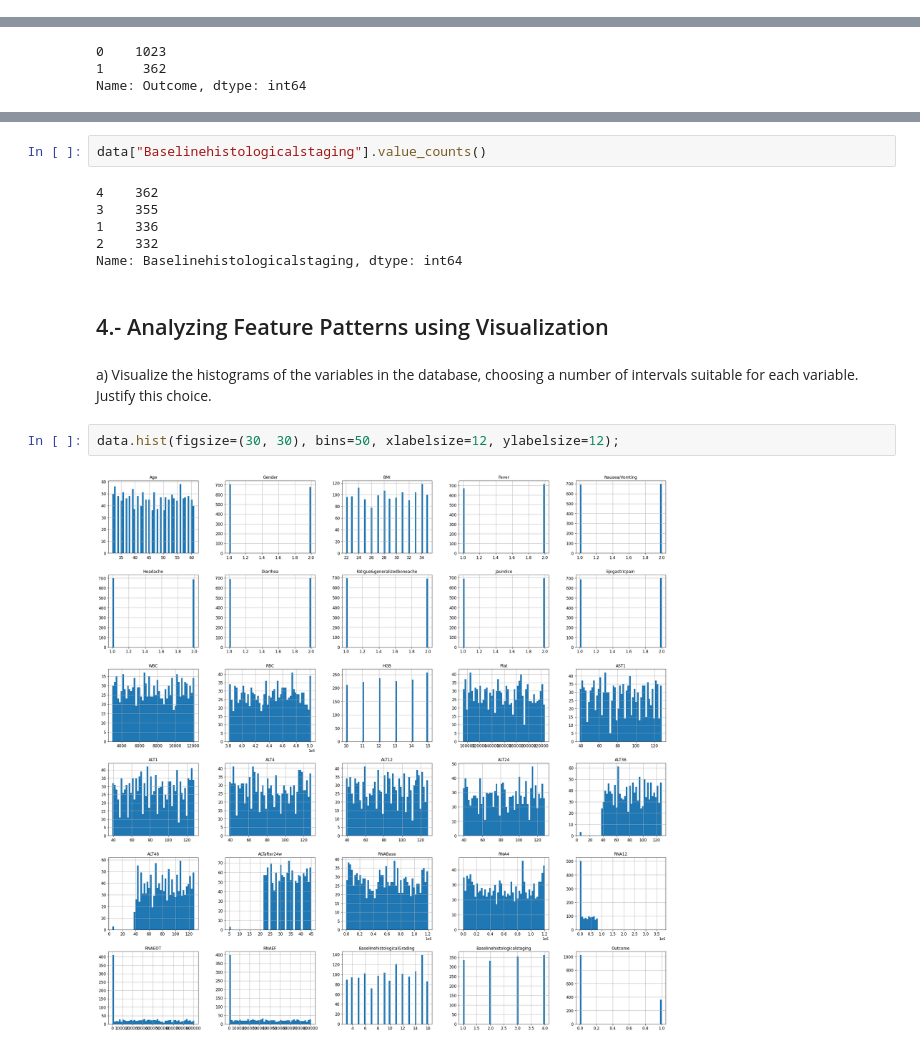
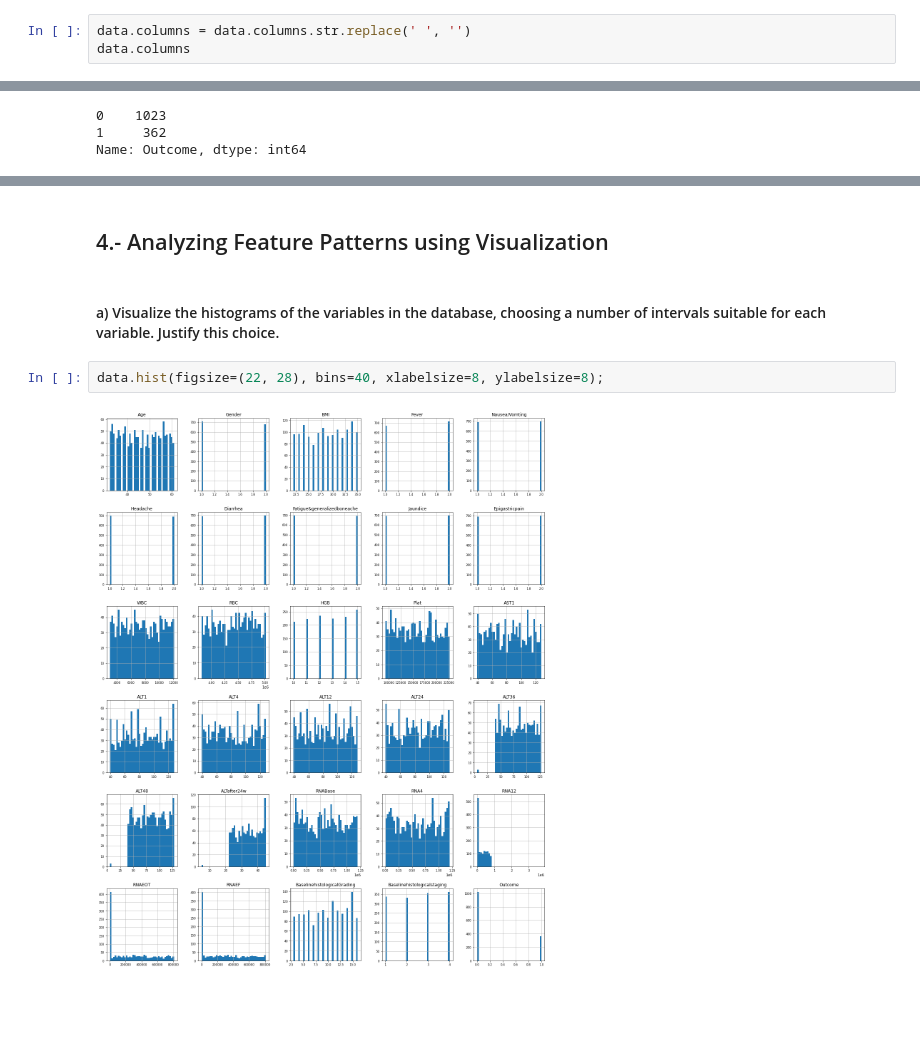
Before and after one commit to paolaparadas29/ProjectAI, a Jupyter notebook: Project_Lab1_final.ipynb, the cells around one changed output, grey strips where cells are left out. Saved outputs shown, nothing was run; the diff lists cells and outputs as text; blank space fills up the shorter version.

```diff
--- a/Project_Lab1_final.ipynb
+++ b/Project_Lab1_final.ipynb
@@ -103,0 +97,3 @@ print(headers)
+# %%
+data.columns = data.columns.str.replace(' ', '')
+data.columns
@@ -244,16 +256,8 @@ Name: BaselinehistologicalGrading, dtype: int64
-# %%
-data["Baselinehistologicalstaging"].value_counts()
-# %% [output]
-4    362
-3    355
-1    336
-2    332
-Name: Baselinehistologicalstaging, dtype: int64
 # %% [markdown]
 ## 4.- Analyzing Feature Patterns using Visualization
 # %% [markdown]
-a) Visualize the histograms of the variables in the database, choosing a number of intervals suitable for each variable. Justify this choice.
+#### a) Visualize the histograms of the variables in the database, choosing a number of intervals suitable for each variable. Justify this choice.
 # %%
-data.hist(figsize=(30, 30), bins=50, xlabelsize=12, ylabelsize=12);
+data.hist(figsize=(22, 28), bins=40, xlabelsize=8, ylabelsize=8);
 # %% [output]
-[figure, old version]
+[figure, new version]
```
Also changed, not shown: parts of 30 cells of this notebook.
